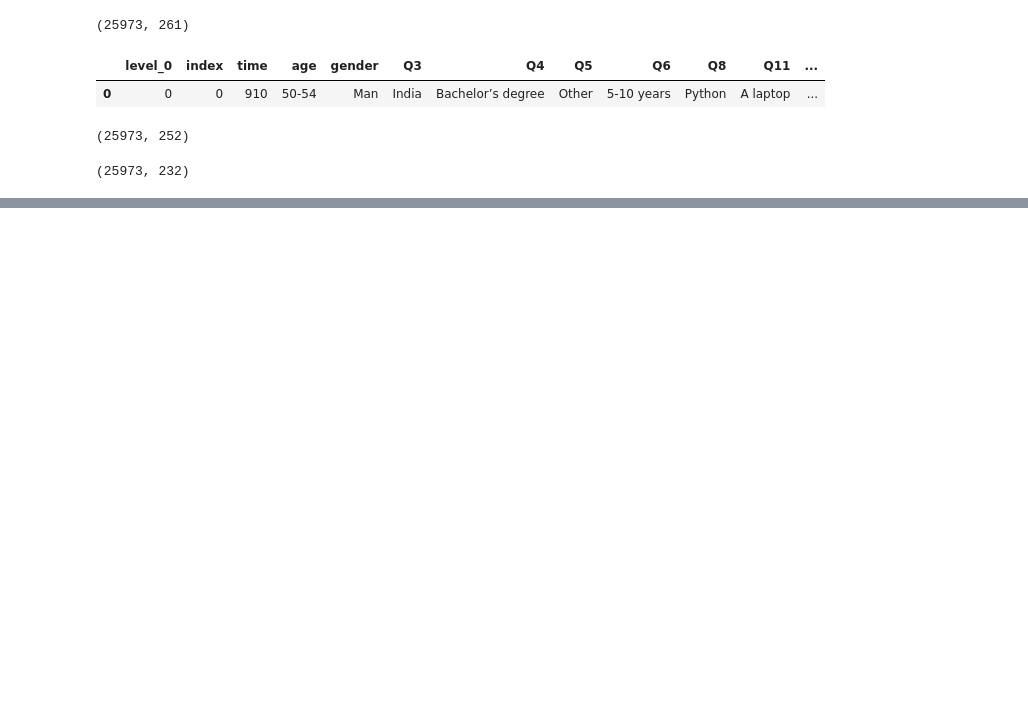
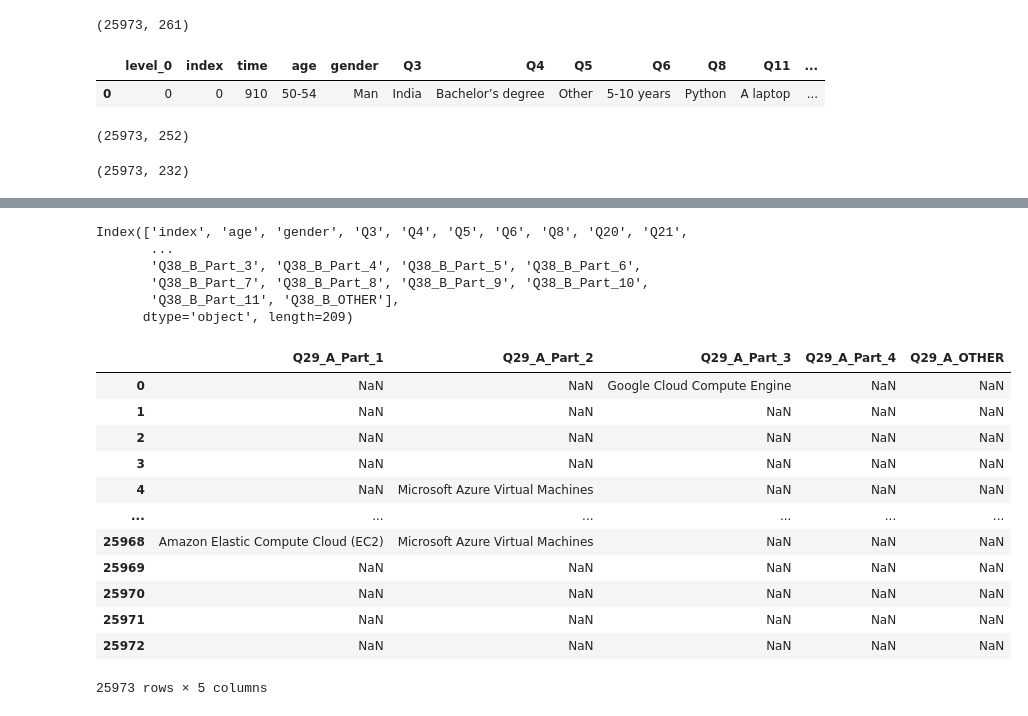
Before and after one commit to Adalab/project-DA-promo-B-modulo-2-team-1, a Jupyter notebook: limpieza.ipynb, the cells around one changed output, grey strips where cells are left out. Drawn from its saved outputs; the diff is of its cells as text; code cells hidden in the pictures; blank space fills up the shorter version.

```diff
--- a/limpieza.ipynb
+++ b/limpieza.ipynb
@@ -30,0 +58,26 @@ df_limpios2.shape
+# %%
+df_limpios3.columns
+# %% [output]
+Index(['index', 'age', 'gender', 'Q3', 'Q4', 'Q5', 'Q6', 'Q8', 'Q20', 'Q21',
+       ...
+       'Q38_B_Part_3', 'Q38_B_Part_4', 'Q38_B_Part_5', 'Q38_B_Part_6',
+       'Q38_B_Part_7', 'Q38_B_Part_8', 'Q38_B_Part_9', 'Q38_B_Part_10',
+       'Q38_B_Part_11', 'Q38_B_OTHER'],
+      dtype='object', length=209)
+# %%
+a = df_limpios3[['Q29_A_Part_1', 'Q29_A_Part_2', 'Q29_A_Part_3', 'Q29_A_Part_4', 'Q29_A_OTHER']]
+a
+# %% [output]
+|  | Q29_A_Part_1 | Q29_A_Part_2 | Q29_A_Part_3 | Q29_A_Part_4 | Q29_A_OTHER |
+| 0 | NaN | NaN | Google Cloud Compute Engine | NaN | NaN |
+| 1 | NaN | NaN | NaN | NaN | NaN |
+| 2 | NaN | NaN | NaN | NaN | NaN |
+| 3 | NaN | NaN | NaN | NaN | NaN |
+| 4 | NaN | Microsoft Azure Virtual Machines | NaN | NaN | NaN |
+| ... | ... | ... | ... | ... | ... |
+| 25968 | Amazon Elastic Compute Cloud (EC2) | Microsoft Azure Virtual Machines | NaN | NaN | NaN |
+| 25969 | NaN | NaN | NaN | NaN | NaN |
+| 25970 | NaN | NaN | NaN | NaN | NaN |
+| 25971 | NaN | NaN | NaN | NaN | NaN |
+| 25972 | NaN | NaN | NaN | NaN | NaN |
+25973 rows × 5 columns
```
Also changed, not shown: parts of 13 cells of this notebook.
